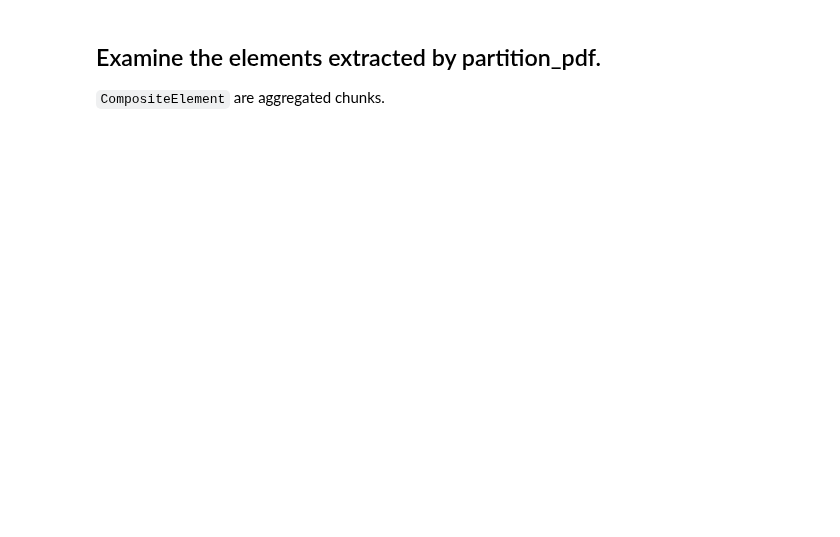
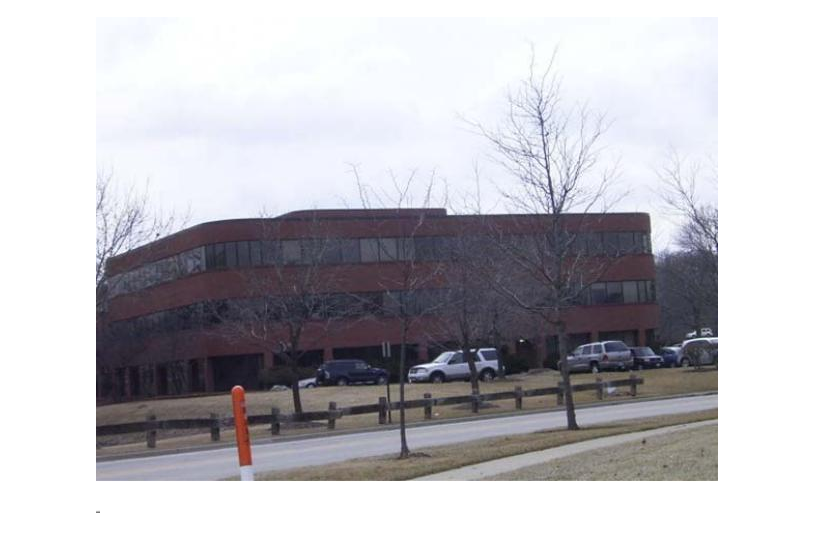
Before and after one commit to plaban1981/Langchain_usecases, a Jupyter notebook: Semi_structured_and_multi_modal_RAG.ipynb, the cells around one changed output. Drawn from its saved outputs; the diff is of its cells as text; code cells hidden in the pictures; blank space fills up the shorter version.

````diff
--- a/Semi_structured_and_multi_modal_RAG.ipynb
+++ b/Semi_structured_and_multi_modal_RAG.ipynb
@@ -145,9 +117,14 @@ Some weights of the model checkpoint at microsoft/table-transformer-structure-re
 - This IS expected if you are initializing TableTransformerForObjectDetection from the checkpoint of a model trained on another task or with another architecture (e.g. initializing a BertForSequenceCl ...
 - This IS NOT expected if you are initializing TableTransformerForObjectDetection from the checkpoint of a model that you expect to be exactly identical (initializing a BertForSequenceClassification m ...
-# %% [markdown]
-## Examine the elements extracted by partition_pdf.
-
-```CompositeElement``` are aggregated chunks.
+# %%
+from PIL import Image
+Image.open("/content/documents/figure-1-2.jpg")
+# %% [output]
+[figure, added]
+# %%
+Image.open("/content/documents/figure-11-20.jpg")
+# %% [output]
+[figure, added]
 # %%
 # Create a dictionary to store counts of each type
 category_counts = {}
````
Also changed, not shown: parts of 78 cells of this notebook.
